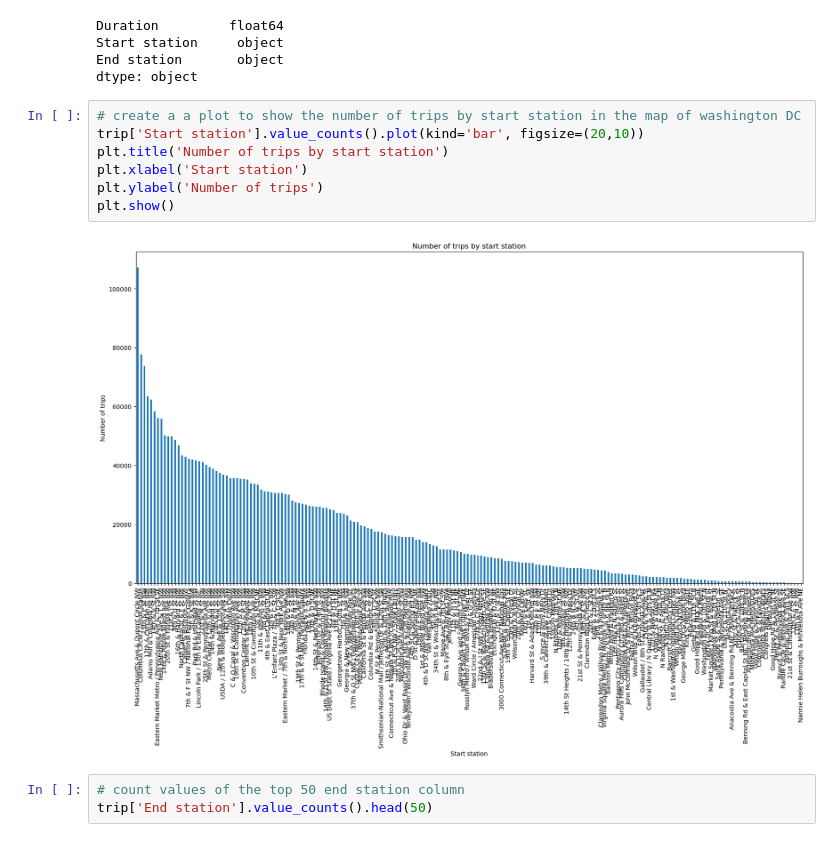
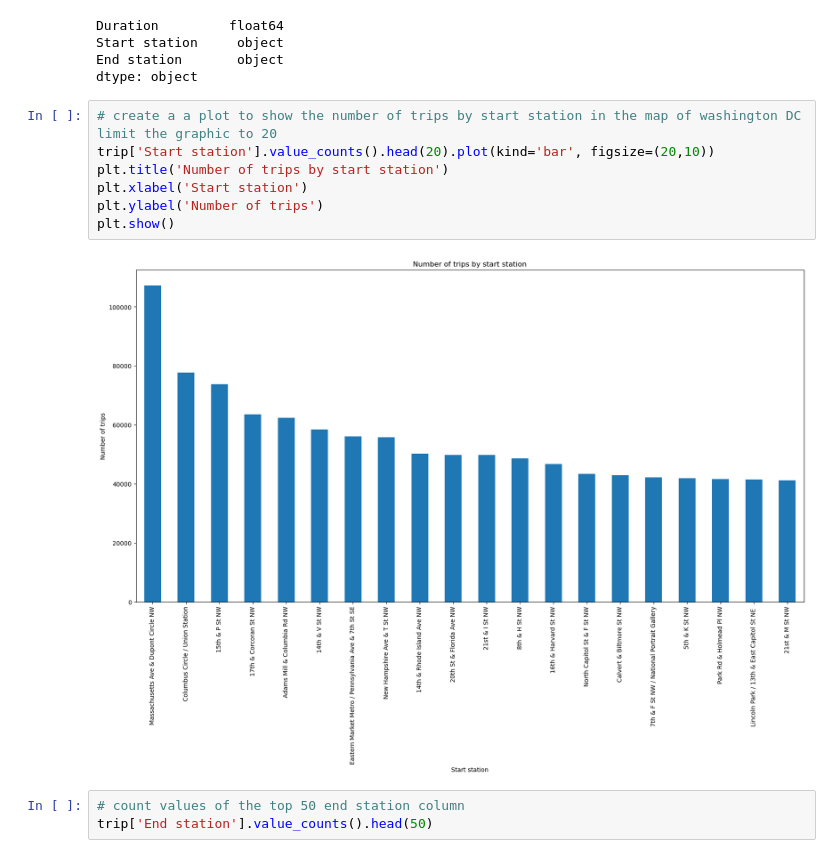
Before and after one commit to MaxLopezSalgado/capital_bike_sharing, a Jupyter notebook: eda/eda.ipynb, the cells around one changed output. Cells and saved outputs as stored; diff of their text form.

```diff
--- a/eda/eda.ipynb
+++ b/eda/eda.ipynb
@@ -267,14 +267,14 @@ Start station     object
 End station       object
 dtype: object
 # %%
-# create a a plot to show the number of trips by start station in the map of washington DC
-trip['Start station'].value_counts().plot(kind='bar', figsize=(20,10))
+# create a a plot to show the number of trips by start station in the map of washington DC limit the graphic to 20
+trip['Start station'].value_counts().head(20).plot(kind='bar', figsize=(20,10))
 plt.title('Number of trips by start station')
 plt.xlabel('Start station')
 plt.ylabel('Number of trips')
 plt.show()
 # %% [output]
-[figure, old version]
+[figure, new version]
 # %%
 # count values of the top 50 end station column
 trip['End station'].value_counts().head(50)
```
Also changed, not shown: parts of 73 cells of this notebook, 1 other file.
